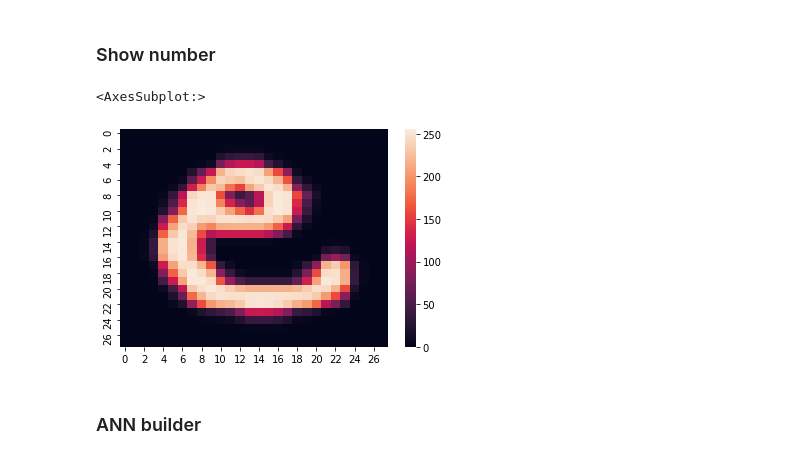
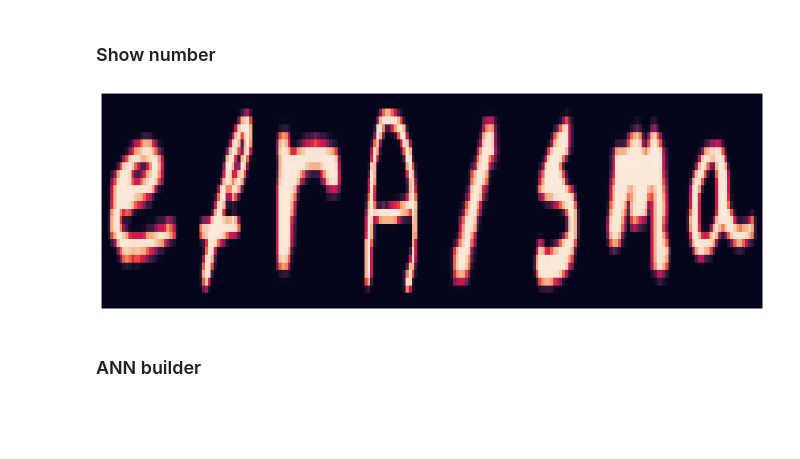
Before and after one commit to Afroefras/diplo, a Jupyter notebook: notebooks/practice/0401_letters.ipynb, the cells around one changed output. Cells and saved outputs as stored; diff of their text form; code cells hidden in the pictures; blank space fills up the shorter version.

```diff
--- a/notebooks/practice/0401_letters.ipynb
+++ b/notebooks/practice/0401_letters.ipynb
@@ -40,17 +40,22 @@ def tone(a=1000, b=700, play_time_seconds=1, framerate=4410):
 ### Show number
 # %%
 import seaborn as sns
+import matplotlib.pyplot as plt
 
-def show_number(data,letter='V'):
+def show_word(data, word='V'):
     df = data.copy()
-    same_letter = df.loc[letter,:]
-    one_letter = np.array(same_letter.sample()).reshape((28,28))
-    return sns.heatmap(pd.DataFrame(one_letter))
+
+    fig, axes = plt.subplots(1, len(word), figsize=(15, 5), sharey=True)
+    for i,letter in enumerate(word):
+        same_letter = df.loc[letter,:]
+        one_letter = np.array(same_letter.sample()).reshape((28,28))
+        sns.heatmap(pd.DataFrame(one_letter), ax=axes[i], cbar=False, xticklabels=False, yticklabels=False)
+    plt.subplots_adjust(wspace = .001)
+    plt.show()
+
+show_word(df, 'EFRAISMA')
+# %% [output]
+[figure, added]
-# %%
-show_number(df,'E')
-# %% [output]
-<AxesSubplot:>
-[figure, removed]
 # %% [markdown]
 ### ANN builder
 # %%
```
Also changed, not shown: parts of 19 cells of this notebook.
